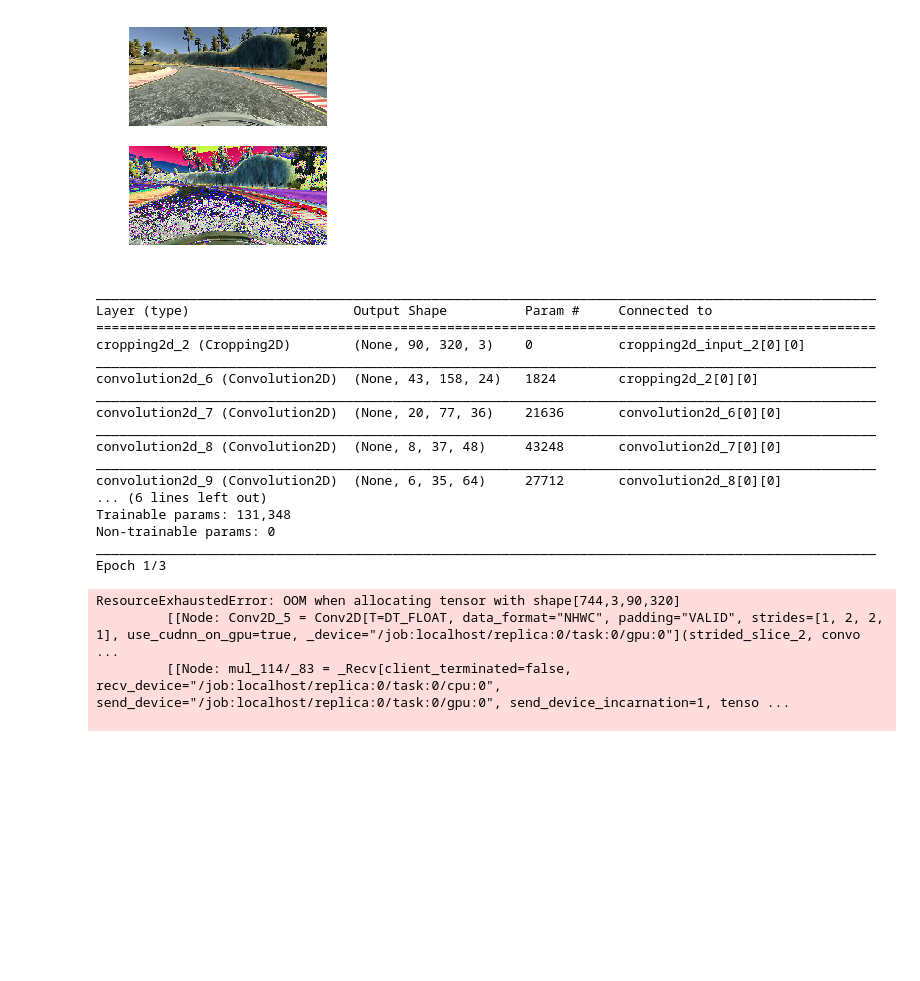
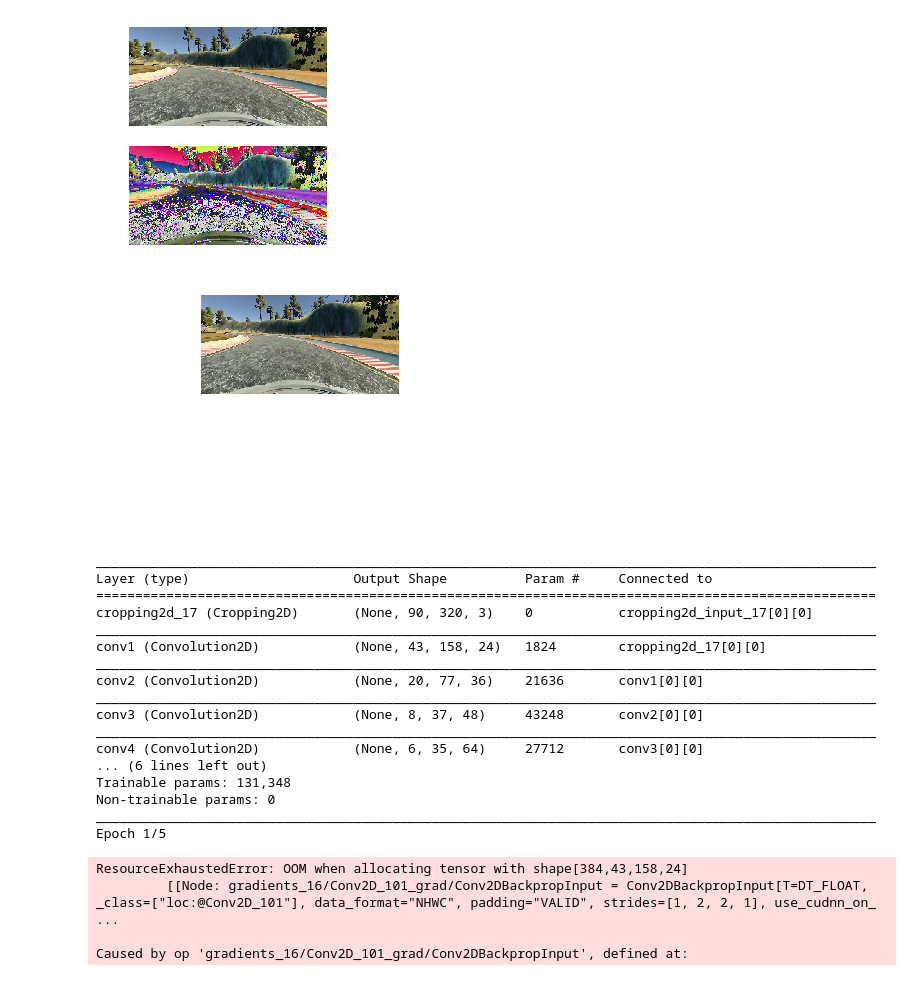
Before and after one commit to kevinwestern/CarND-Behavioral-Cloning-P3, a Jupyter notebook: model.ipynb, the cells around one changed output. Saved outputs shown, nothing was run; the diff lists cells and outputs as text; code cells hidden in the pictures; blank space fills up the shorter version.

```diff
--- a/model.ipynb
+++ b/model.ipynb
@@ -108,4 +109,18 @@ def load_image(img_full_path):
     return img
+# %%
+import matplotlib.pyplot as plt
+%matplotlib inline
+
+sample_img = load_image(lines[0][0])
+
+fig, ax = plt.subplots(nrows=2)
+ax = ax.ravel()
+ax[0].imshow(sample_img)
+
+for a in ax:
+    a.axis('off')
+# %% [output]
+[figure, added]
 # %%
 import sklearn.utils
 
@@ -154,21 +169,26 @@ from keras.models import Sequential
 from keras.layers.core import Dense, Dropout, Activation, Flatten, Reshape
 from keras.layers.convolutional import Convolution2D
 from keras.layers import Cropping2D, Lambda, Reshape
+import tensorflow as tf
+
+def resize(img):
+    return tf.image.resize_images(img, (66, 200))
 
 model = Sequential()
 # Shave 50px from the top and 20px from the bottom to be left with a 90x320x img
 model.add(Cropping2D(cropping=((50, 20), (0, 0)), input_shape=(160, 320, 3)))
-model.add(Convolution2D(24, 5, 5, subsample=(2, 2), activation='relu'))
-model.add(Convolution2D(36, 5, 5, subsample=(2, 2), activation='relu'))
-model.add(Convolution2D(48, 5, 5, subsample=(2, 2), activation='relu'))
-model.add(Convolution2D(64, 3, 3, activation='relu'))
-model.add(Convolution2D(64, 3, 3, activation='relu'))
+#model.add(Lambda(lambda x: resize(x), input_shape=(160, 320, 3)))
+model.add(Convolution2D(24, 5, 5, subsample=(2, 2), activation='relu', name='conv1'))
+model.add(Convolution2D(36, 5, 5, subsample=(2, 2), activation='relu', name='conv2'))
+model.add(Convolution2D(48, 5, 5, subsample=(2, 2), activation='relu', name='conv3'))
+model.add(Convolution2D(64, 3, 3, activation='relu', name='conv4'))
+model.add(Convolution2D(64, 3, 3, activation='relu', name='conv5'))
 
 model.add(Flatten())
 
 model.summary()
 
-model.add(Dense(8448, activation='relu'))
+#model.add(Dense(1164, activation='relu'))
 model.add(Dense(100, activation='relu'))
 model.add(Dense(50, activation='relu'))
 model.add(Dense(10, activation='relu'))
@@ -177,31 +197,31 @@ model.add(Dense(1, activation='relu'))
 model.compile(loss='mse', optimizer='adam')
 model.fit_generator(
     train_generator,
-    samples_per_epoch=len(train_samples),
+    samples_per_epoch=len(train_samples * 3),    # * 3 for center, left, and right image
     validation_data=validation_generator,
-    nb_val_samples=len(validation_samples),
-    nb_epoch=3)
+    nb_val_samples=len(validation_samples * 3),  # * 3 for center, left, and right image
+    nb_epoch=5)
 
 model.save('model.h5')
 # %% [output]
 ____________________________________________________________________________________________________
 Layer (type)                     Output Shape          Param #     Connected to
 ====================================================================================================
-cropping2d_2 (Cropping2D)        (None, 90, 320, 3)    0           cropping2d_input_2[0][0]
+cropping2d_17 (Cropping2D)       (None, 90, 320, 3)    0           cropping2d_input_17[0][0]
 ____________________________________________________________________________________________________
-convolution2d_6 (Convolution2D)  (None, 43, 158, 24)   1824        cropping2d_2[0][0]
+conv1 (Convolution2D)            (None, 43, 158, 24)   1824        cropping2d_17[0][0]
 ____________________________________________________________________________________________________
-convolution2d_7 (Convolution2D)  (None, 20, 77, 36)    21636       convolution2d_6[0][0]
+conv2 (Convolution2D)            (None, 20, 77, 36)    21636       conv1[0][0]
 ____________________________________________________________________________________________________
-convolution2d_8 (Convolution2D)  (None, 8, 37, 48)     43248       convolution2d_7[0][0]
+conv3 (Convolution2D)            (None, 8, 37, 48)     43248       conv2[0][0]
 ____________________________________________________________________________________________________
-convolution2d_9 (Convolution2D)  (None, 6, 35, 64)     27712       convolution2d_8[0][0]
+conv4 (Convolution2D)            (None, 6, 35, 64)     27712       conv3[0][0]
 ... (6 lines left out)
 Trainable params: 131,348
 Non-trainable params: 0
 ____________________________________________________________________________________________________
-Epoch 1/3
+Epoch 1/5
-ResourceExhaustedError: OOM when allocating tensor with shape[744,3,90,320]
-         [[Node: Conv2D_5 = Conv2D[T=DT_FLOAT, data_format="NHWC", padding="VALID", strides=[1, 2, 2, 1], use_cudnn_on_gpu=true, _device="/job:localhost/replica:0/task:0/gpu:0"](strided_slice_2, convo ...
-         [[Node: mul_114/_83 = _Recv[client_terminated=false, recv_device="/job:localhost/replica:0/task:0/cpu:0", send_device="/job:localhost/replica:0/task:0/gpu:0", send_device_incarnation=1, tenso ...
+ResourceExhaustedError: OOM when allocating tensor with shape[384,43,158,24]
+         [[Node: gradients_16/Conv2D_101_grad/Conv2DBackpropInput = Conv2DBackpropInput[T=DT_FLOAT, _class=["loc:@Conv2D_101"], data_format="NHWC", padding="VALID", strides=[1, 2, 2, 1], use_cudnn_on_ ...
 
+Caused by op 'gradients_16/Conv2D_101_grad/Conv2DBackpropInput', defined at:
```
Also changed, not shown: parts of 2 cells of this notebook.
